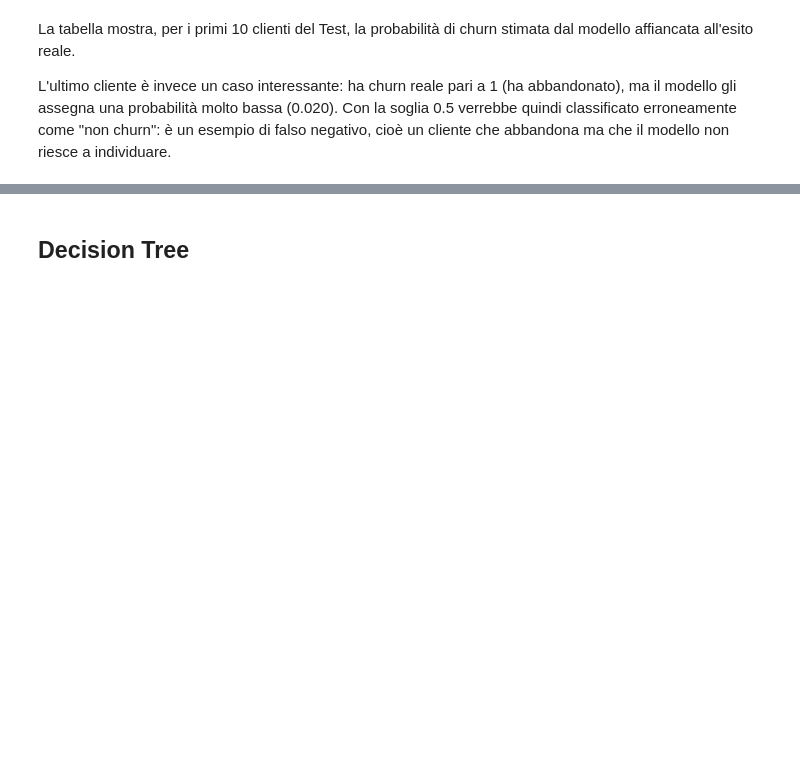
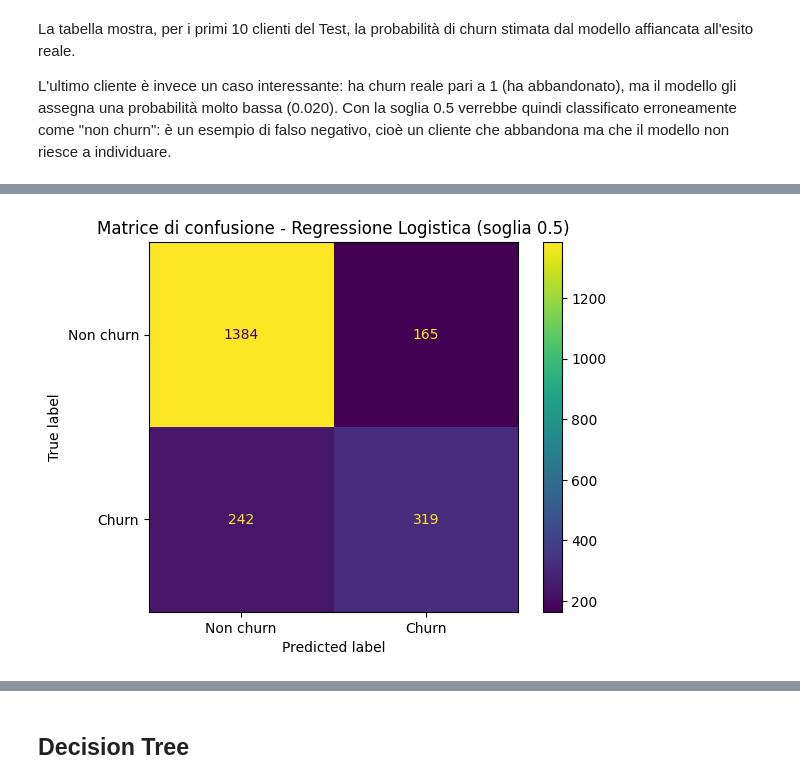
Before and after one commit to aurorap1/Progetto-Data-Science-Gruppo-8-, a Jupyter notebook: Notebook/ProgettoDataScienceGruppo_8.ipynb, the cells around one changed output, grey strips where cells are left out. Drawn from its saved outputs; the diff is of its cells as text; code cells hidden in the pictures; blank space fills up the shorter version.

```diff
--- a/Notebook/ProgettoDataScienceGruppo_8.ipynb
+++ b/Notebook/ProgettoDataScienceGruppo_8.ipynb
@@ -1100,0 +1171,13 @@ Accuracy Regressione Logistica: 0.807
+# %%
+# Applichiamo la soglia 0.5: prob >= soglia -> 1, altrimenti -> 0
+threshold = 0.5
+pred_test = (predicted_prob >= threshold).astype(int)
+
+# Matrice di confusione
+cm_log = confusion_matrix(Y_test, pred_test)
+disp = ConfusionMatrixDisplay(confusion_matrix=cm_log, display_labels=["Non churn", "Churn"])
+disp.plot()
+plt.title(f"Matrice di confusione - Regressione Logistica (soglia {threshold})")
+plt.show()
+# %% [output]
+[figure, added]
```
Also changed, not shown: parts of 107 cells of this notebook.
